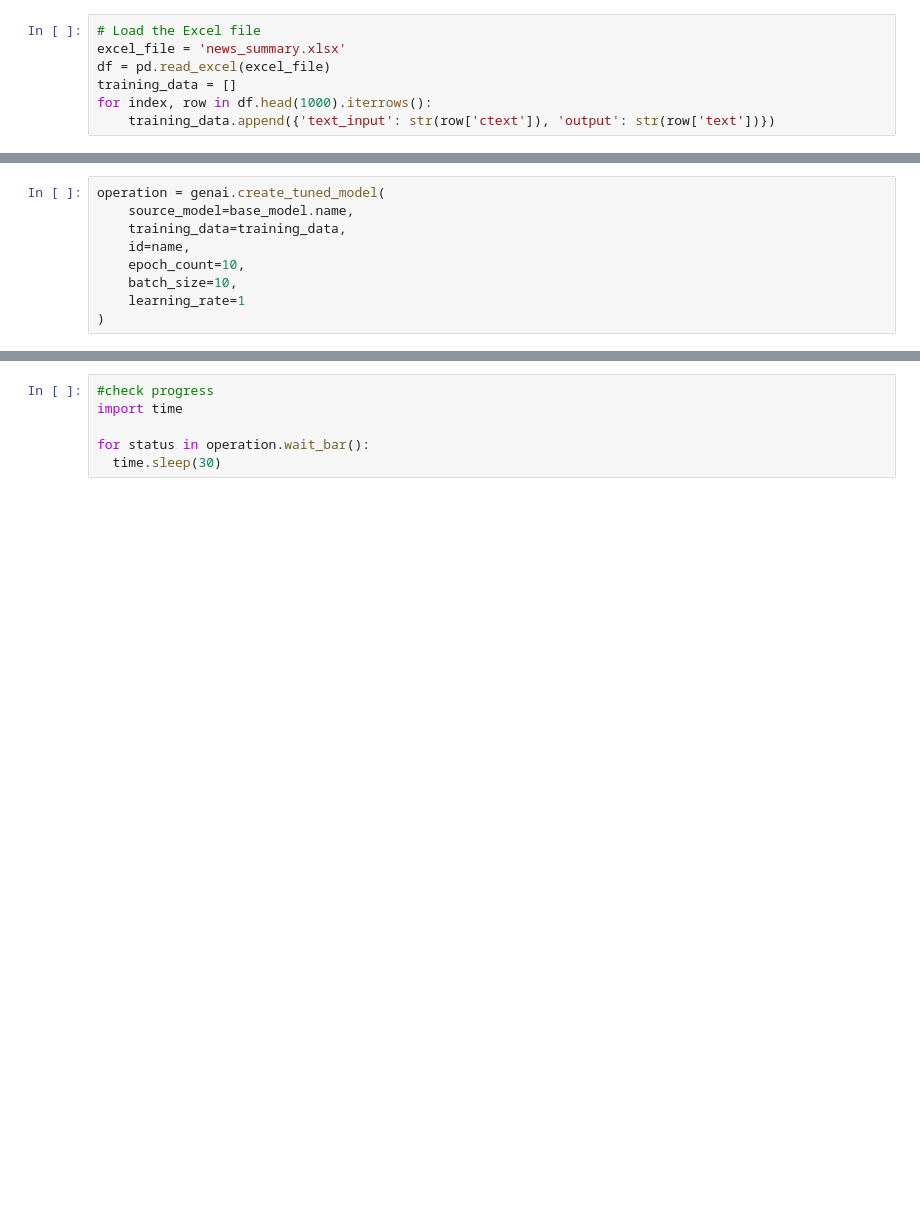
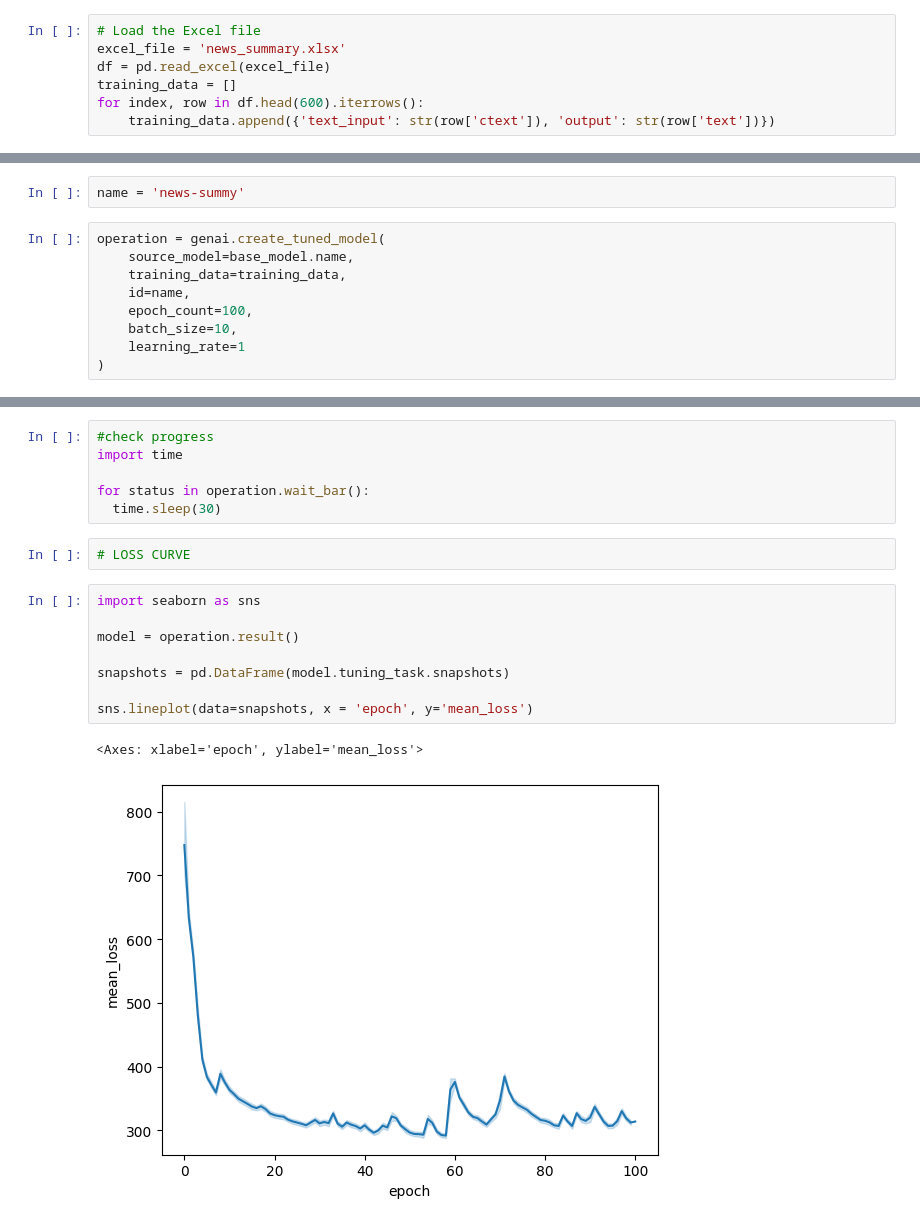
Before and after one commit to pj8912/gemini-summarization-fine-tuning, a Jupyter notebook: fine-tune.ipynb, the cells around one changed output, grey strips where cells are left out. Saved outputs shown, nothing was run; the diff lists cells and outputs as text; blank space fills up the shorter version.

```diff
--- a/fine-tune.ipynb
+++ b/fine-tune.ipynb
@@ -15,7 +24,7 @@ genai.configure(transport='grpc')
 excel_file = 'news_summary.xlsx'
 df = pd.read_excel(excel_file)
 training_data = []
-for index, row in df.head(1000).iterrows():
+for index, row in df.head(600).iterrows():
     training_data.append({'text_input': str(row['ctext']), 'output': str(row['text'])})
 # %%
 base_model = [
@@ -26,9 +33,11 @@ name = 'news-summ'
+# %%
+name = 'news-summy'
 # %%
 operation = genai.create_tuned_model(
     source_model=base_model.name,
     training_data=training_data,
     id=name,
-    epoch_count=10,
+    epoch_count=100,
     batch_size=10,
     learning_rate=1
 )
@@ -45,3 +77,16 @@ import time
 
 for status in operation.wait_bar():
   time.sleep(30)
+# %%
+# LOSS CURVE
+# %%
+import seaborn as sns
+
+model = operation.result()
+
+snapshots = pd.DataFrame(model.tuning_task.snapshots)
+
+sns.lineplot(data=snapshots, x = 'epoch', y='mean_loss')
+# %% [output]
+<Axes: xlabel='epoch', ylabel='mean_loss'>
+[figure, added]
```
Also changed, not shown: parts of 9 cells of this notebook.
